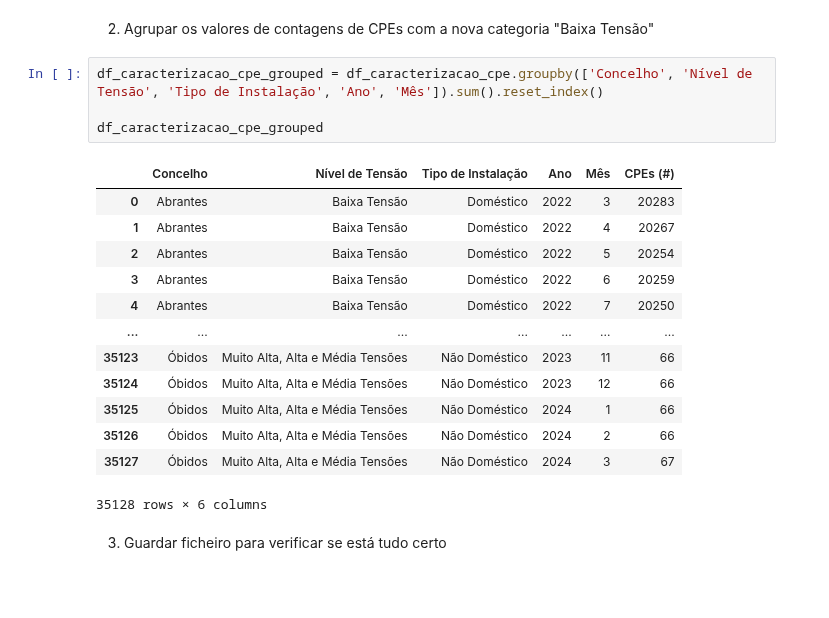
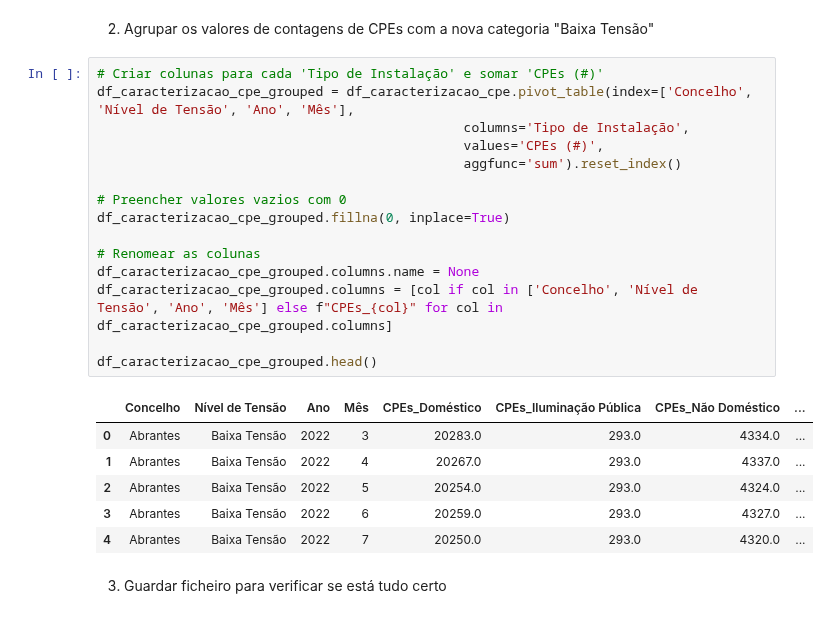
Before and after one commit to kreativermario/Projeto-DECD, a Jupyter notebook: notebooks/tratamento_juncao.ipynb, the cells around one changed output. Cells and saved outputs as stored; diff of their text form; blank space fills up the shorter version.

```diff
--- a/notebooks/tratamento_juncao.ipynb
+++ b/notebooks/tratamento_juncao.ipynb
@@ -50,24 +52,28 @@ df_caracterizacao_cpe['Nível de Tensão'].unique()
 array(['Baixa Tensão', 'Muito Alta, Alta e Média Tensões'], dtype=object)
 # %% [markdown]
 2. Agrupar os valores de contagens de CPEs com a nova categoria "Baixa Tensão"
-# %%
-df_caracterizacao_cpe_grouped = df_caracterizacao_cpe.groupby(['Concelho', 'Nível de Tensão', 'Tipo de Instalação', 'Ano', 'Mês']).sum().reset_index()
-
-df_caracterizacao_cpe_grouped
-# %% [output]
-|  | Concelho | Nível de Tensão | Tipo de Instalação | Ano | Mês | CPEs (#) |
-| 0 | Abrantes | Baixa Tensão | Doméstico | 2022 | 3 | 20283 |
-| 1 | Abrantes | Baixa Tensão | Doméstico | 2022 | 4 | 20267 |
-| 2 | Abrantes | Baixa Tensão | Doméstico | 2022 | 5 | 20254 |
-| 3 | Abrantes | Baixa Tensão | Doméstico | 2022 | 6 | 20259 |
-| 4 | Abrantes | Baixa Tensão | Doméstico | 2022 | 7 | 20250 |
-| ... | ... | ... | ... | ... | ... | ... |
-| 35123 | Óbidos | Muito Alta, Alta e Média Tensões | Não Doméstico | 2023 | 11 | 66 |
-| 35124 | Óbidos | Muito Alta, Alta e Média Tensões | Não Doméstico | 2023 | 12 | 66 |
-| 35125 | Óbidos | Muito Alta, Alta e Média Tensões | Não Doméstico | 2024 | 1 | 66 |
-| 35126 | Óbidos | Muito Alta, Alta e Média Tensões | Não Doméstico | 2024 | 2 | 66 |
-| 35127 | Óbidos | Muito Alta, Alta e Média Tensões | Não Doméstico | 2024 | 3 | 67 |
-35128 rows × 6 columns
+# %%
+# Criar colunas para cada 'Tipo de Instalação' e somar 'CPEs (#)'
+df_caracterizacao_cpe_grouped = df_caracterizacao_cpe.pivot_table(index=['Concelho', 'Nível de Tensão', 'Ano', 'Mês'],
+                                               columns='Tipo de Instalação',
+                                               values='CPEs (#)',
+                                               aggfunc='sum').reset_index()
+
+# Preencher valores vazios com 0
+df_caracterizacao_cpe_grouped.fillna(0, inplace=True)
+
+# Renomear as colunas
+df_caracterizacao_cpe_grouped.columns.name = None
+df_caracterizacao_cpe_grouped.columns = [col if col in ['Concelho', 'Nível de Tensão', 'Ano', 'Mês'] else f"CPEs_{col}" for col in df_caracterizacao_cpe_grouped.columns]
+
+df_caracterizacao_cpe_grouped.head()
+# %% [output]
+|  | Concelho | Nível de Tensão | Ano | Mês | CPEs_Doméstico | CPEs_Iluminação Pública | CPEs_Não Doméstico | ... |
+| 0 | Abrantes | Baixa Tensão | 2022 | 3 | 20283.0 | 293.0 | 4334.0 | ... |
+| 1 | Abrantes | Baixa Tensão | 2022 | 4 | 20267.0 | 293.0 | 4337.0 | ... |
+| 2 | Abrantes | Baixa Tensão | 2022 | 5 | 20254.0 | 293.0 | 4324.0 | ... |
+| 3 | Abrantes | Baixa Tensão | 2022 | 6 | 20259.0 | 293.0 | 4327.0 | ... |
+| 4 | Abrantes | Baixa Tensão | 2022 | 7 | 20250.0 | 293.0 | 4320.0 | ... |
 # %% [markdown]
 3. Guardar ficheiro para verificar se está tudo certo
 # %%
```
Also changed, not shown: parts of 6 cells of this notebook, 2 other files.
